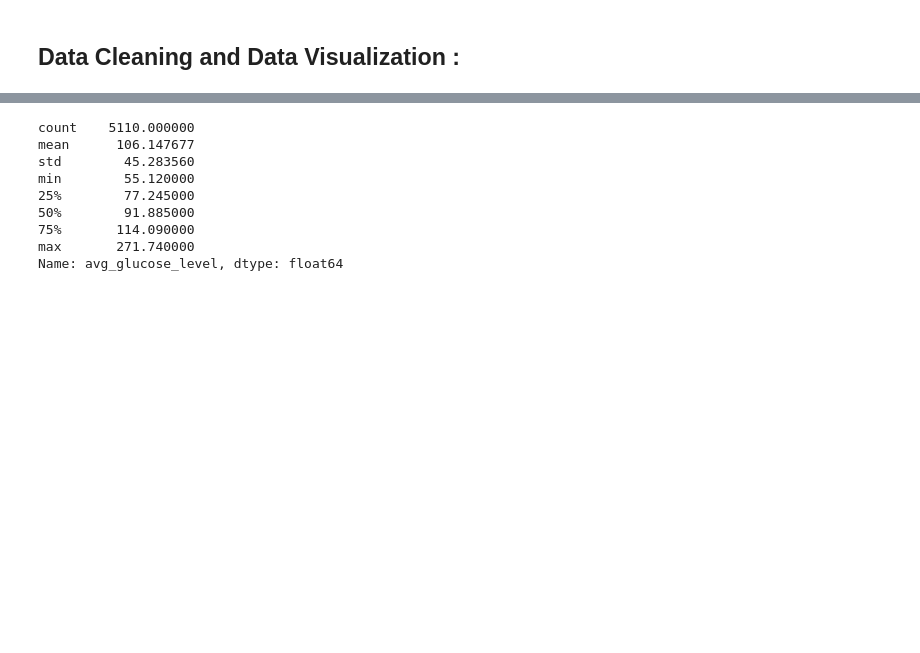
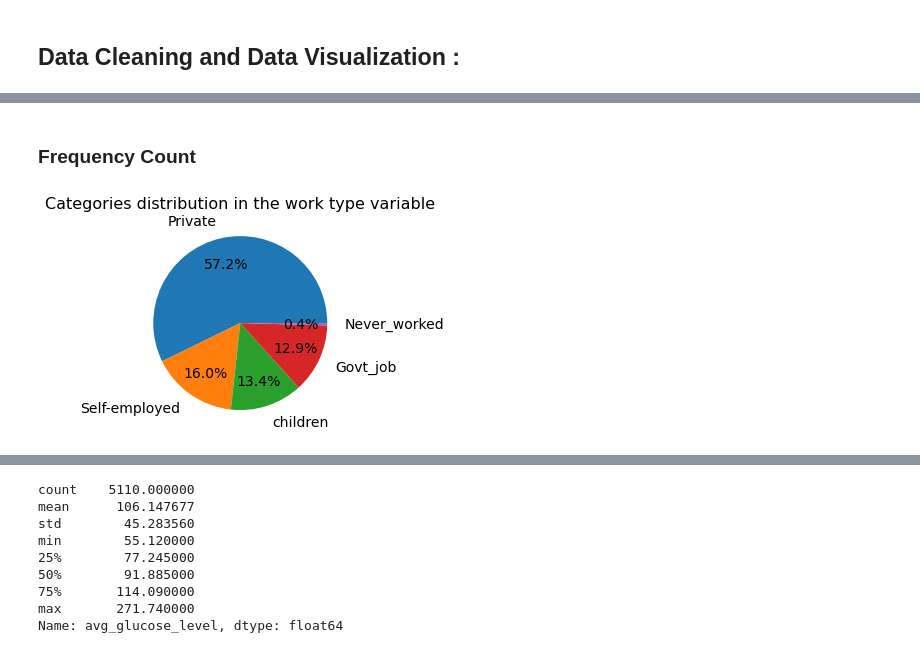
Before and after one commit to mahdid-lilia/StrokePrediction_CLA_FinalProject, a Jupyter notebook: CLAProject_StrokePrediction.ipynb, the cells around one changed output, grey strips where cells are left out. Saved outputs shown, nothing was run; the diff lists cells and outputs as text; code cells hidden in the pictures; blank space fills up the shorter version.

```diff
--- a/CLAProject_StrokePrediction.ipynb
+++ b/CLAProject_StrokePrediction.ipynb
@@ -55,0 +121,11 @@ more info about the data:
+# %% [markdown]
+### **Frequency Count**
+# %%
+data["work_type"].value_counts().plot.pie(autopct='%1.1f%%',
+                                               pctdistance=0.7, labeldistance=1.2,
+                                               figsize=(8,4), fontsize= 14,
+                                               ylabel="")
+plt.title("Categories distribution in the work type variable", fontsize=16)
+plt.show()
+# %% [output]
+[figure, added]
```
Also changed, not shown: parts of 165 cells of this notebook.
